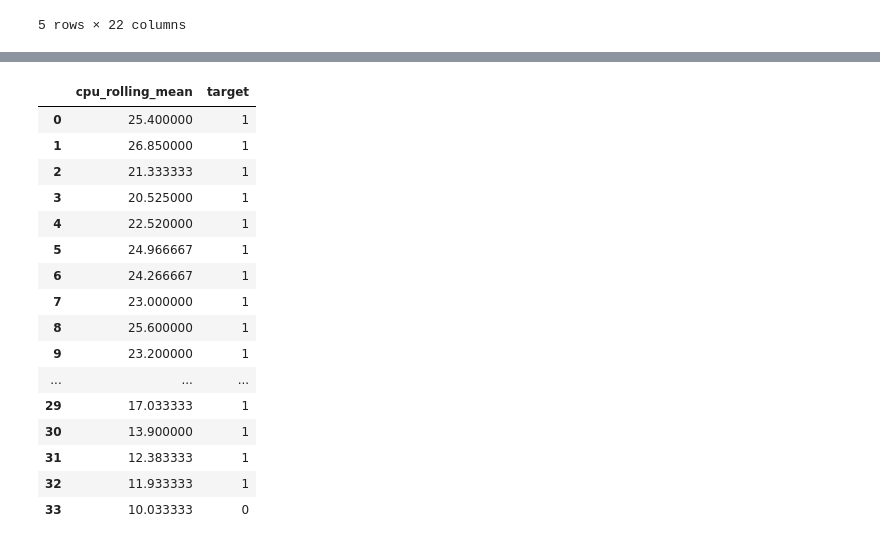
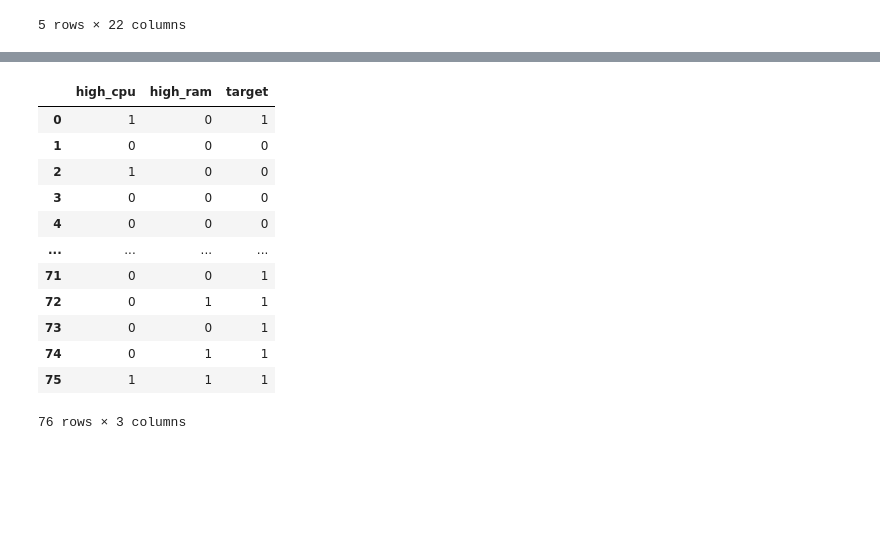
Before and after one commit to kraj2003/hdhsfkj, a Jupyter notebook: train.ipynb, the cells around one changed output, grey strips where cells are left out. Saved outputs shown, nothing was run; the diff lists cells and outputs as text; code cells hidden in the pictures; blank space fills up the shorter version.

```diff
--- a/train.ipynb
+++ b/train.ipynb
@@ -821,21 +921,17 @@ df.head()
 5 rows × 27 columns
 # %%
-df[['cpu_rolling_mean','target']]
+df[['high_cpu',"high_ram",'target']]
 # %% [output]
-|  | cpu_rolling_mean | target |
-| 0 | 25.400000 | 1 |
-| 1 | 26.850000 | 1 |
-| 2 | 21.333333 | 1 |
-| 3 | 20.525000 | 1 |
-| 4 | 22.520000 | 1 |
-| 5 | 24.966667 | 1 |
-| 6 | 24.266667 | 1 |
-| 7 | 23.000000 | 1 |
-| 8 | 25.600000 | 1 |
-| 9 | 23.200000 | 1 |
-| ... | ... | ... |
-| 29 | 17.033333 | 1 |
-| 30 | 13.900000 | 1 |
-| 31 | 12.383333 | 1 |
-| 32 | 11.933333 | 1 |
-| 33 | 10.033333 | 0 |
+|  | high_cpu | high_ram | target |
+| 0 | 1 | 0 | 1 |
+| 1 | 0 | 0 | 0 |
+| 2 | 1 | 0 | 0 |
+| 3 | 0 | 0 | 0 |
+| 4 | 0 | 0 | 0 |
+| ... | ... | ... | ... |
+| 71 | 0 | 0 | 1 |
+| 72 | 0 | 1 | 1 |
+| 73 | 0 | 0 | 1 |
+| 74 | 0 | 1 | 1 |
+| 75 | 1 | 1 | 1 |
+76 rows × 3 columns
```
Also changed, not shown: parts of 21 cells of this notebook, 18 other files.
